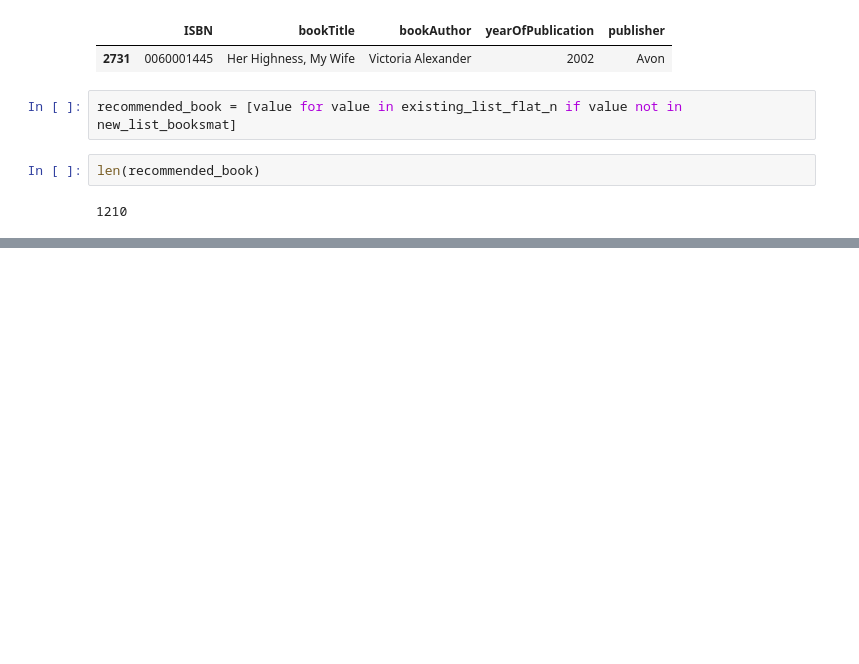
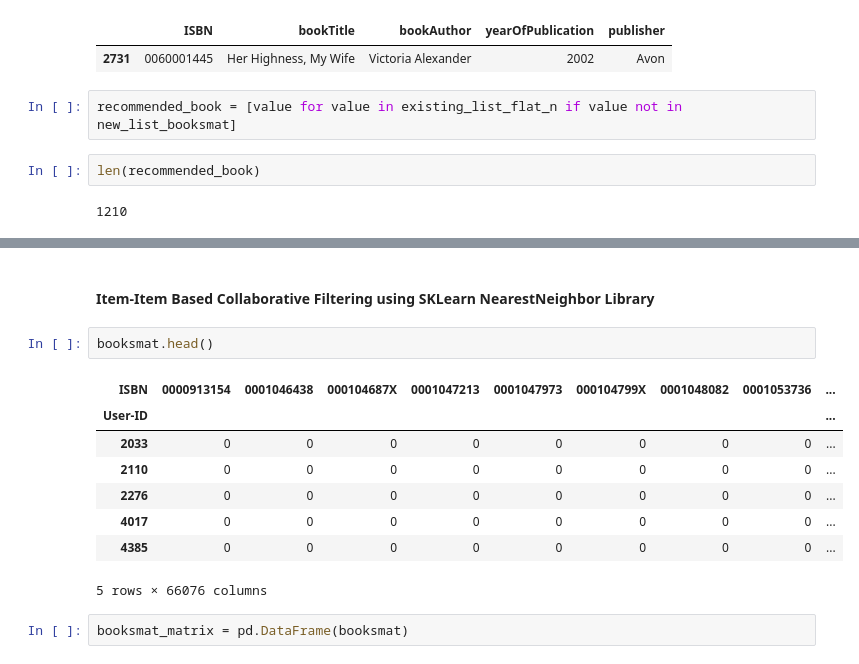
Before and after one commit to chinshaunakdesai/DataScienceWork, a Jupyter notebook: RecommenderSystems/Chintan_Books_Recommender_System.ipynb, the cells around one changed output, grey strips where cells are left out. Drawn from its saved outputs; the diff is of its cells as text; blank space fills up the shorter version.

```diff
--- a/RecommenderSystems/Chintan_Books_Recommender_System.ipynb
+++ b/RecommenderSystems/Chintan_Books_Recommender_System.ipynb
@@ -924,0 +1074,15 @@ len(recommended_book)
+# %% [markdown]
+#### Item-Item Based Collaborative Filtering using SKLearn NearestNeighbor Library
+# %%
+booksmat.head()
+# %% [output]
+| ISBN | 0000913154 | 0001046438 | 000104687X | 0001047213 | 0001047973 | 000104799X | 0001048082 | 0001053736 | ... |
+| User-ID |  |  |  |  |  |  |  |  | ... |
+| 2033 | 0 | 0 | 0 | 0 | 0 | 0 | 0 | 0 | ... |
+| 2110 | 0 | 0 | 0 | 0 | 0 | 0 | 0 | 0 | ... |
+| 2276 | 0 | 0 | 0 | 0 | 0 | 0 | 0 | 0 | ... |
+| 4017 | 0 | 0 | 0 | 0 | 0 | 0 | 0 | 0 | ... |
+| 4385 | 0 | 0 | 0 | 0 | 0 | 0 | 0 | 0 | ... |
+5 rows × 66076 columns
+# %%
+booksmat_matrix = pd.DataFrame(booksmat)
```
Also changed, not shown: parts of 62 cells of this notebook.
